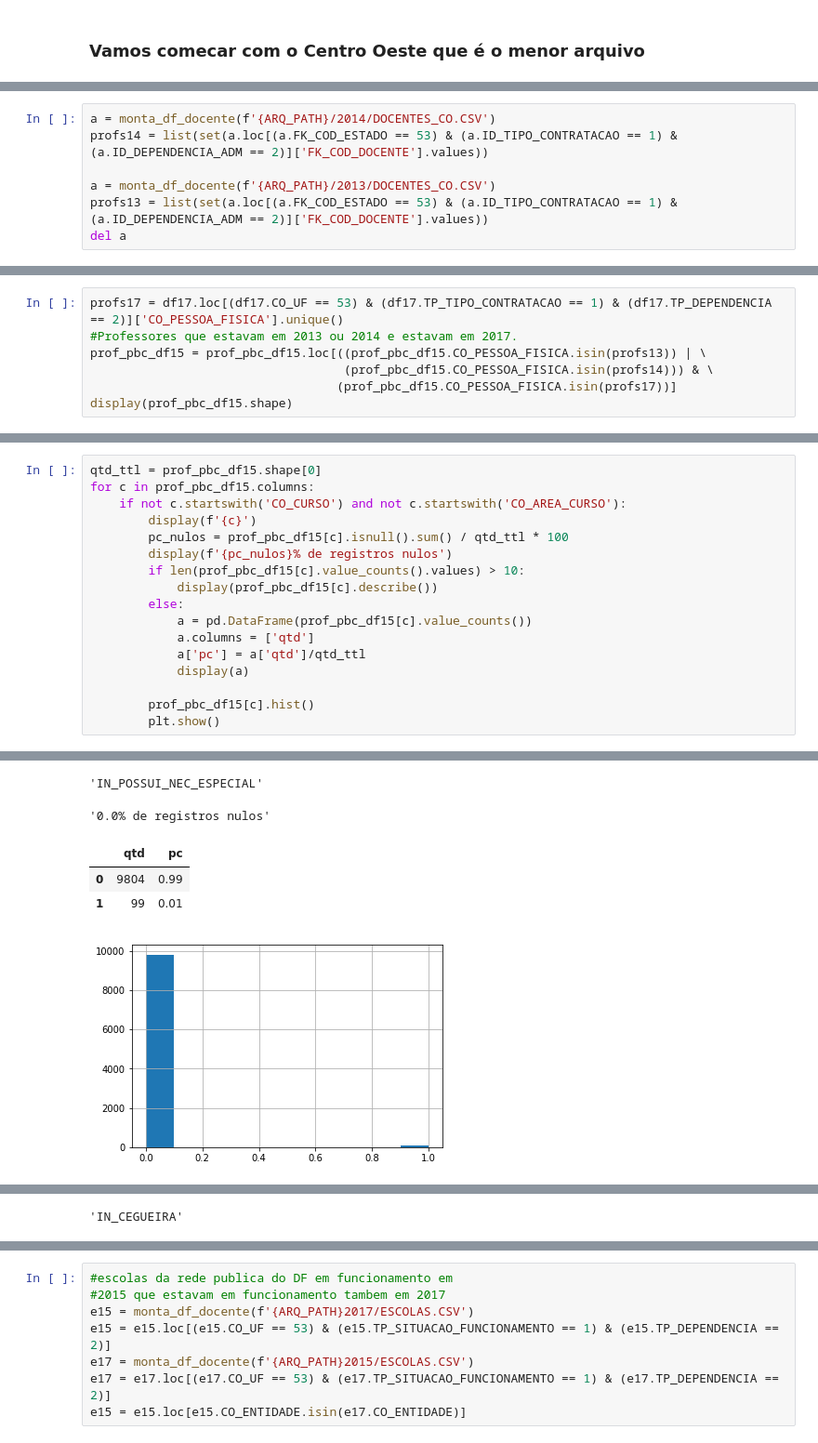
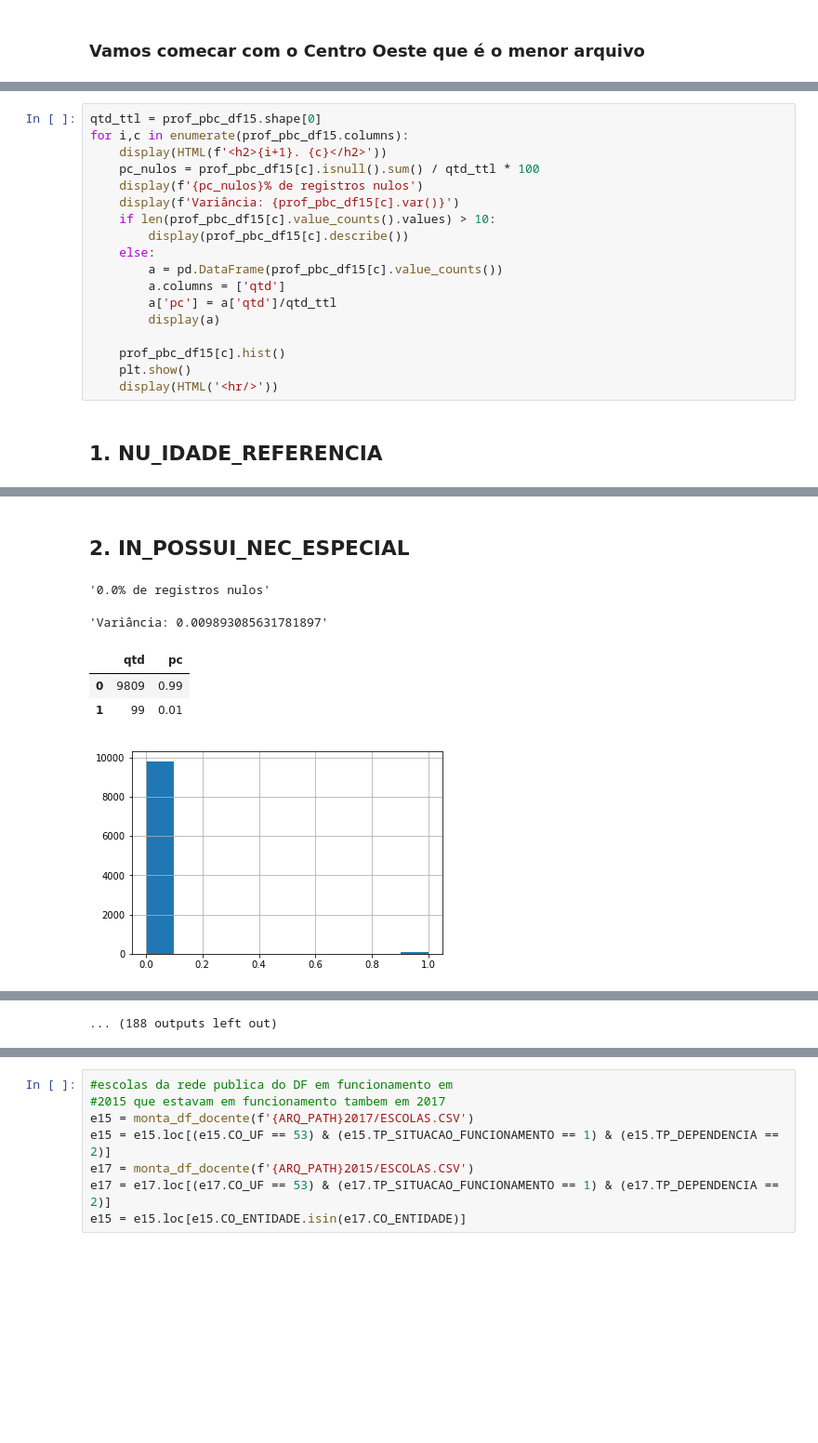
Before and after one commit to itsbarreto/educacao, a Jupyter notebook: SaidaDeProfessores.ipynb, the cells around one changed output, grey strips where cells are left out. Shown: that part at 93% size. Saved outputs shown, nothing was run; the diff lists cells and outputs as text; blank space fills up the shorter version.

Commit message:
DF com dados de professores finalizado.

```diff
--- a/SaidaDeProfessores.ipynb
+++ b/SaidaDeProfessores.ipynb
@@ -154,7 +196,0 @@ prof_pbc_df15.head()
-# %%
-a = monta_df_docente(f'{ARQ_PATH}/2014/DOCENTES_CO.CSV')
-profs14 = list(set(a.loc[(a.FK_COD_ESTADO == 53) & (a.ID_TIPO_CONTRATACAO == 1) & (a.ID_DEPENDENCIA_ADM == 2)]['FK_COD_DOCENTE'].values))
-
-a = monta_df_docente(f'{ARQ_PATH}/2013/DOCENTES_CO.CSV')
-profs13 = list(set(a.loc[(a.FK_COD_ESTADO == 53) & (a.ID_TIPO_CONTRATACAO == 1) & (a.ID_DEPENDENCIA_ADM == 2)]['FK_COD_DOCENTE'].values))
-del a
@@ -179,7 +196,0 @@ ID_EDUCACAO_INDIGENA: int8
-# %%
-profs17 = df17.loc[(df17.CO_UF == 53) & (df17.TP_TIPO_CONTRATACAO == 1) & (df17.TP_DEPENDENCIA == 2)]['CO_PESSOA_FISICA'].unique()
-#Professores que estavam em 2013 ou 2014 e estavam em 2017.
-prof_pbc_df15 = prof_pbc_df15.loc[((prof_pbc_df15.CO_PESSOA_FISICA.isin(profs13)) | \
-                                   (prof_pbc_df15.CO_PESSOA_FISICA.isin(profs14))) & \
-                                  (prof_pbc_df15.CO_PESSOA_FISICA.isin(profs17))]
-display(prof_pbc_df15.shape)
@@ -233,18 +197,20 @@ prof_pbc_df15.head()
 # %%
 qtd_ttl = prof_pbc_df15.shape[0]
-for c in prof_pbc_df15.columns:
-    if not c.startswith('CO_CURSO') and not c.startswith('CO_AREA_CURSO'):
-        display(f'{c}')
-        pc_nulos = prof_pbc_df15[c].isnull().sum() / qtd_ttl * 100
-        display(f'{pc_nulos}% de registros nulos')
-        if len(prof_pbc_df15[c].value_counts().values) > 10:
-            display(prof_pbc_df15[c].describe())
-        else:
-            a = pd.DataFrame(prof_pbc_df15[c].value_counts())
-            a.columns = ['qtd']
-            a['pc'] = a['qtd']/qtd_ttl
-            display(a)
+for i,c in enumerate(prof_pbc_df15.columns):
+    display(HTML(f'<h2>{i+1}. {c}</h2>'))
+    pc_nulos = prof_pbc_df15[c].isnull().sum() / qtd_ttl * 100
+    display(f'{pc_nulos}% de registros nulos')
+    display(f'Variância: {prof_pbc_df15[c].var()}')
+    if len(prof_pbc_df15[c].value_counts().values) > 10:
+        display(prof_pbc_df15[c].describe())
+    else:
+        a = pd.DataFrame(prof_pbc_df15[c].value_counts())
+        a.columns = ['qtd']
+        a['pc'] = a['qtd']/qtd_ttl
+        display(a)
 
-        prof_pbc_df15[c].hist()
-        plt.show()
+    prof_pbc_df15[c].hist()
+    plt.show()
+    display(HTML('<hr/>'))
 # %% [output]
+1. NU_IDADE_REFERENCIA
@@ -263,6 +230,7 @@ Name: NU_IDADE_REFERENCIA, dtype: float64
+2. IN_POSSUI_NEC_ESPECIAL
-'IN_POSSUI_NEC_ESPECIAL'
+'0.0% de registros nulos'
-'0.0% de registros nulos'
+'Variância: 0.009893085631781897'
 |  | qtd | pc |
-| 0 | 9804 | 0.99 |
+| 0 | 9809 | 0.99 |
 | 1 | 99 | 0.01 |
 [figure]
@@ -269 +238 @@ Name: NU_IDADE_REFERENCIA, dtype: float64
-'IN_CEGUEIRA'
+... (188 outputs left out)
```
Also changed, not shown: parts of 20 cells of this notebook, 1 other file.
